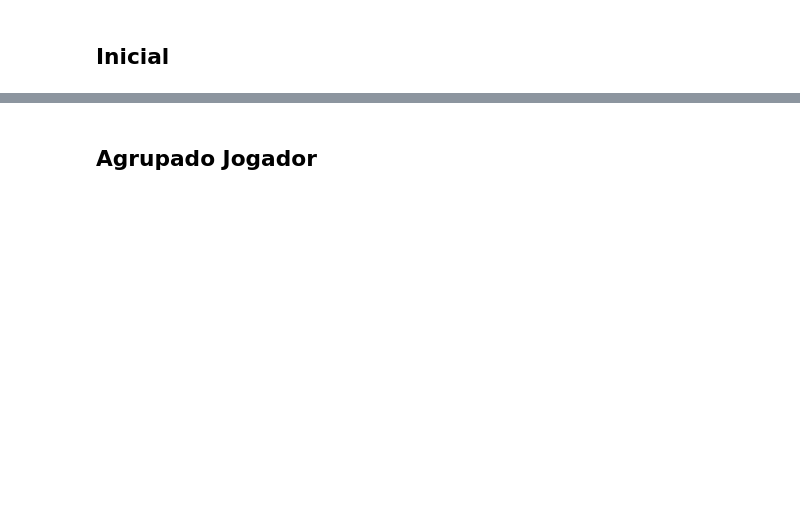
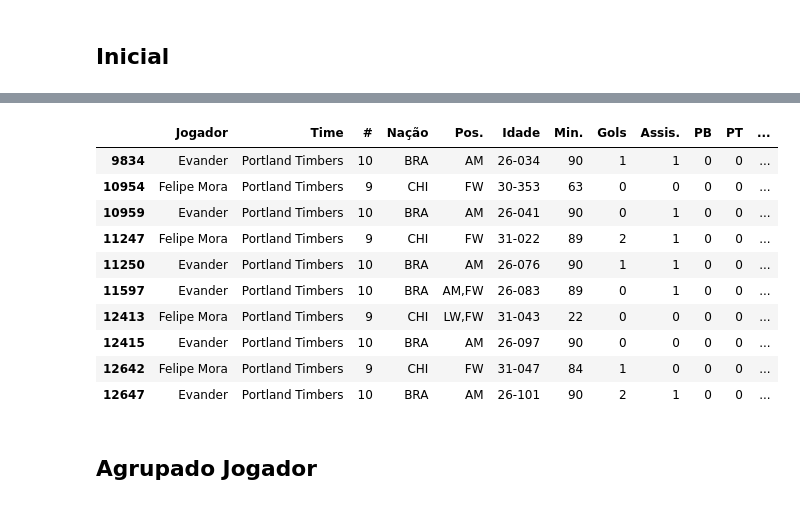
Before and after one commit to eduardopfbp/MLS-PlayerStats, a Jupyter notebook: analise.ipynb, the cells around one changed output, grey strips where cells are left out. Cells and saved outputs as stored; diff of their text form; code cells hidden in the pictures; blank space fills up the shorter version.

```diff
--- a/analise.ipynb
+++ b/analise.ipynb
@@ -25,3 +25,17 @@ database
+# %%
+database[database['Jogador'].isin(['Evander','Felipe Mora'])].tail(10)
+# %% [output]
+|  | Jogador | Time | # | Nação | Pos. | Idade | Min. | Gols | Assis. | PB | PT | ... |
+| 9834 | Evander | Portland Timbers | 10 | BRA | AM | 26-034 | 90 | 1 | 1 | 0 | 0 | ... |
+| 10954 | Felipe Mora | Portland Timbers | 9 | CHI | FW | 30-353 | 63 | 0 | 0 | 0 | 0 | ... |
+| 10959 | Evander | Portland Timbers | 10 | BRA | AM | 26-041 | 90 | 0 | 1 | 0 | 0 | ... |
+| 11247 | Felipe Mora | Portland Timbers | 9 | CHI | FW | 31-022 | 89 | 2 | 1 | 0 | 0 | ... |
+| 11250 | Evander | Portland Timbers | 10 | BRA | AM | 26-076 | 90 | 1 | 1 | 0 | 0 | ... |
+| 11597 | Evander | Portland Timbers | 10 | BRA | AM,FW | 26-083 | 89 | 0 | 1 | 0 | 0 | ... |
+| 12413 | Felipe Mora | Portland Timbers | 9 | CHI | LW,FW | 31-043 | 22 | 0 | 0 | 0 | 0 | ... |
+| 12415 | Evander | Portland Timbers | 10 | BRA | AM | 26-097 | 90 | 0 | 0 | 0 | 0 | ... |
+| 12642 | Felipe Mora | Portland Timbers | 9 | CHI | FW | 31-047 | 84 | 1 | 0 | 0 | 0 | ... |
+| 12647 | Evander | Portland Timbers | 10 | BRA | AM | 26-101 | 90 | 2 | 1 | 0 | 0 | ... |
 # %% [markdown]
 ## Agrupado Jogador
 # %%
```
Also changed, not shown: parts of 9 cells of this notebook, 6 other files.
